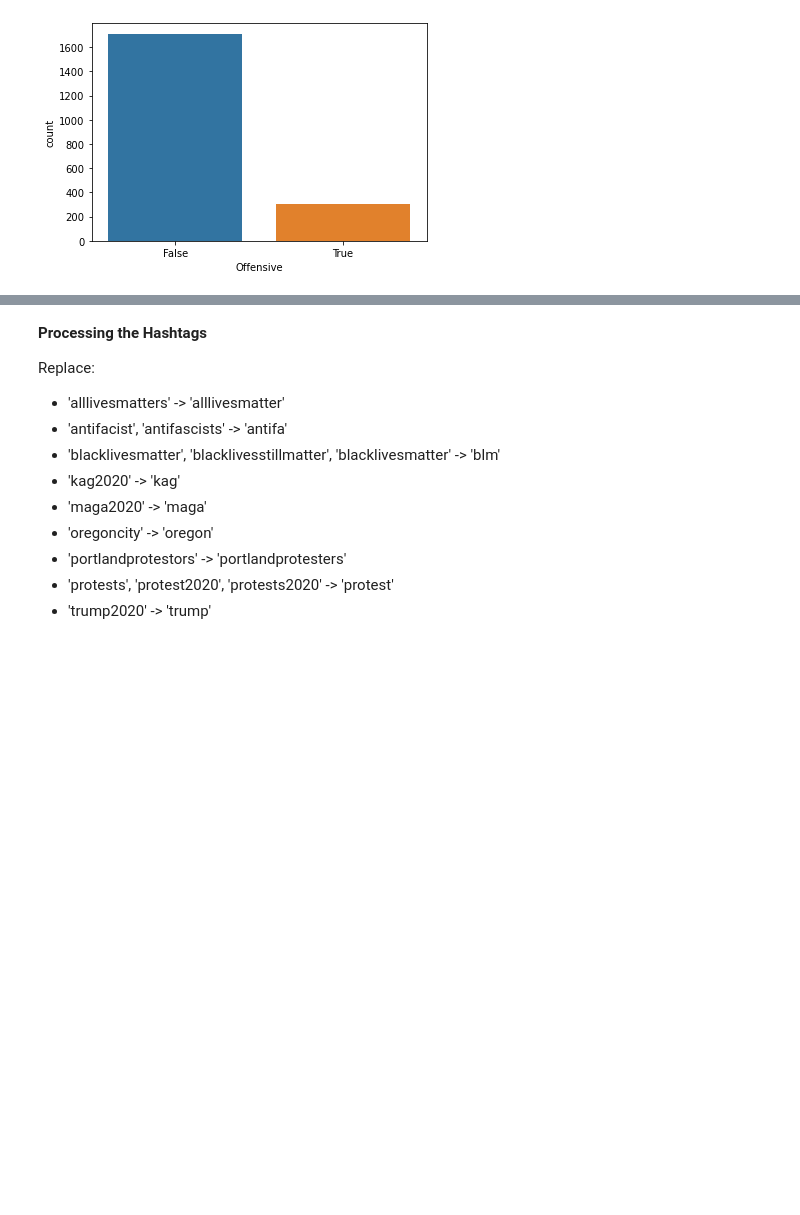
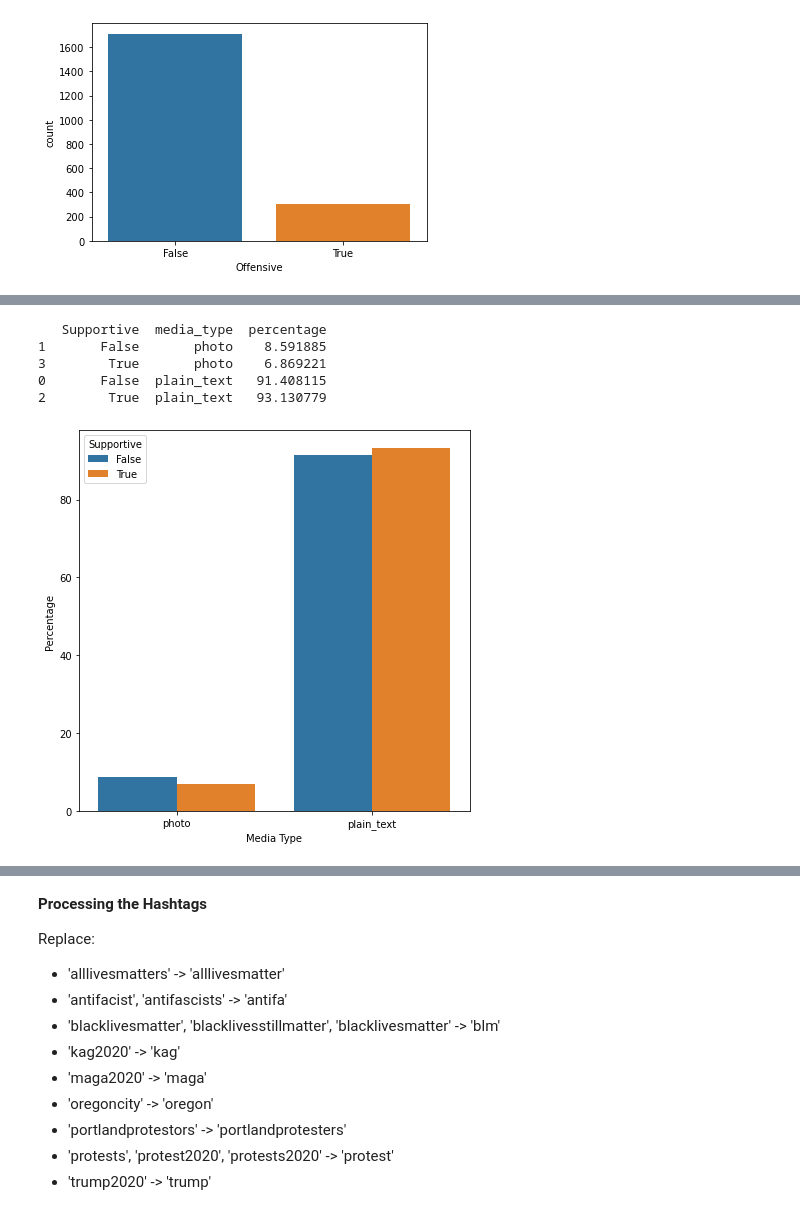
Before and after one commit to fahim0120/SocialMediaMiningProject, a Jupyter notebook: ProudBoys.ipynb, the cells around one changed output, grey strips where cells are left out. Drawn from its saved outputs; the diff is of its cells as text; code cells hidden in the pictures; blank space fills up the shorter version.

```diff
--- a/ProudBoys.ipynb
+++ b/ProudBoys.ipynb
@@ -81,2 +100,22 @@ Name: Offensive, dtype: int64
 # %%
 data['media_type'] = data['media_type'].fillna('plain_text')
+# %%
+media_counts = (data.groupby(['Supportive'])['media_type']
+             .value_counts(normalize=True)
+             .rename('percentage')
+             .mul(100)
+             .reset_index()
+             .sort_values('media_type'))
+
+print(media_counts)
+plt.figure(figsize=(7,7))
+p = sns.barplot(data=media_counts, x='media_type', y='percentage', hue='Supportive')
+p.set(xlabel='Media Type', ylabel='Percentage')
+plt.show()
+# %% [output]
+   Supportive  media_type  percentage
+1       False       photo    8.591885
+3        True       photo    6.869221
+0       False  plain_text   91.408115
+2        True  plain_text   93.130779
+[figure, added]
```
Also changed, not shown: parts of 34 cells of this notebook, 1 other file.
